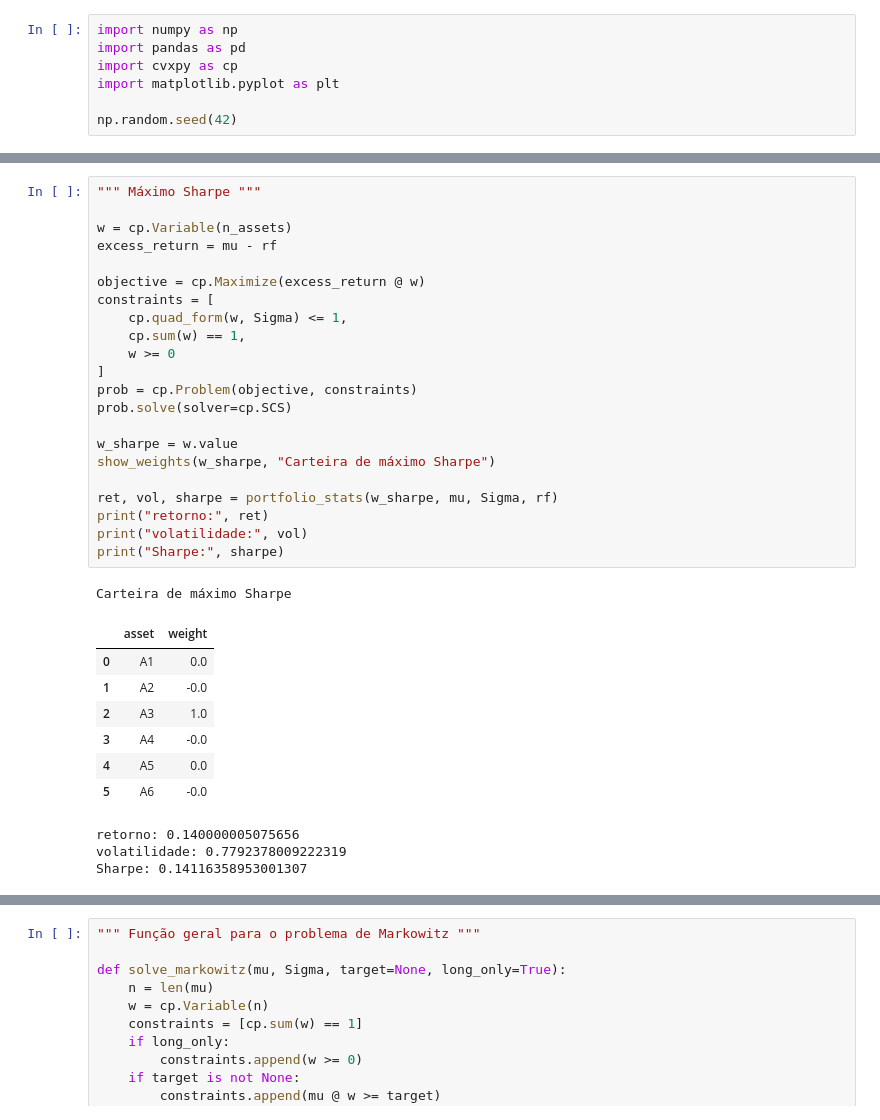
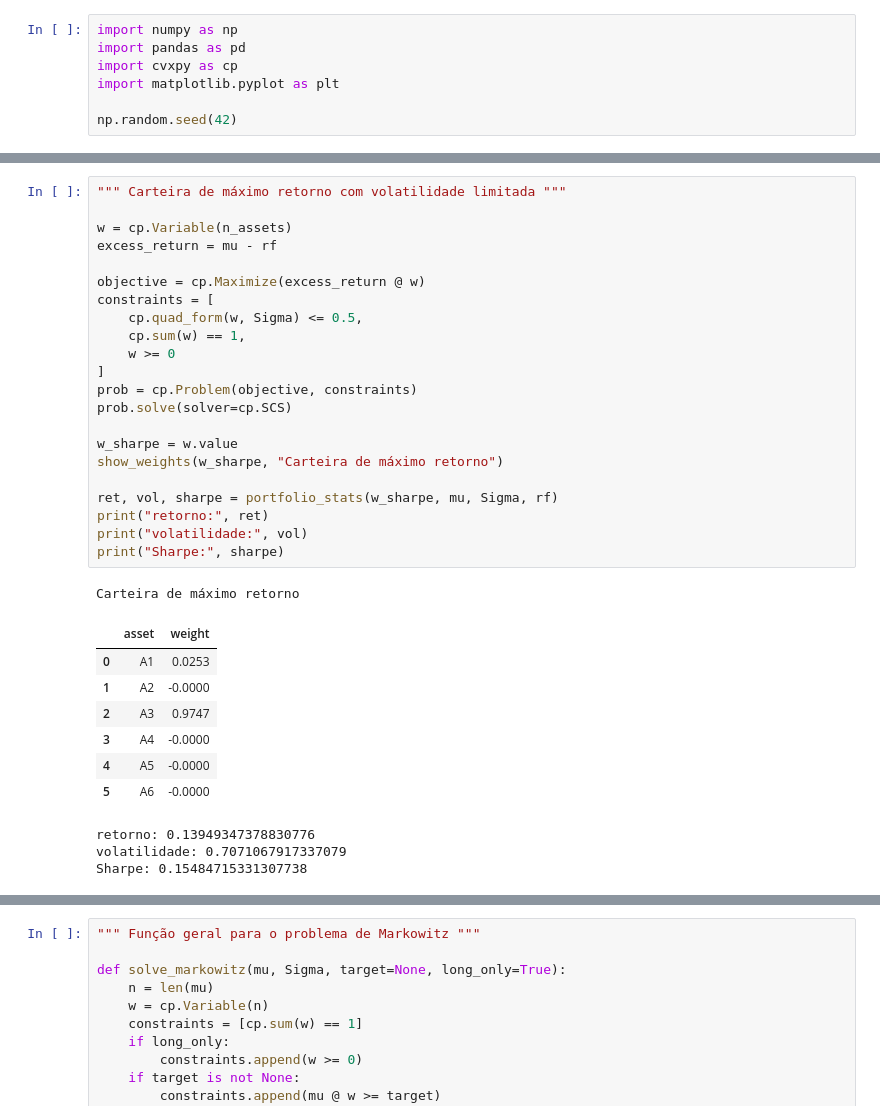
Before and after one commit to rckalil/Portfolio-Optimization, a Jupyter notebook: intro.ipynb, the cells around one changed output, grey strips where cells are left out. Drawn from its saved outputs; the diff is of its cells as text.

```diff
--- a/intro.ipynb
+++ b/intro.ipynb
@@ -185,35 +159,35 @@ plt.show()
 # %%
-""" Máximo Sharpe """
+""" Carteira de máximo retorno com volatilidade limitada """
 
 w = cp.Variable(n_assets)
 excess_return = mu - rf
 
 objective = cp.Maximize(excess_return @ w)
 constraints = [
-    cp.quad_form(w, Sigma) <= 1,
+    cp.quad_form(w, Sigma) <= 0.5,
     cp.sum(w) == 1,
     w >= 0
 ]
 prob = cp.Problem(objective, constraints)
 prob.solve(solver=cp.SCS)
 
 w_sharpe = w.value
-show_weights(w_sharpe, "Carteira de máximo Sharpe")
+show_weights(w_sharpe, "Carteira de máximo retorno")
 
 ret, vol, sharpe = portfolio_stats(w_sharpe, mu, Sigma, rf)
 print("retorno:", ret)
 print("volatilidade:", vol)
 print("Sharpe:", sharpe)
 # %% [output]
-Carteira de máximo Sharpe
+Carteira de máximo retorno
 |  | asset | weight |
-| 0 | A1 | 0.0 |
-| 1 | A2 | -0.0 |
-| 2 | A3 | 1.0 |
-| 3 | A4 | -0.0 |
-| 4 | A5 | 0.0 |
-| 5 | A6 | -0.0 |
+| 0 | A1 | 0.0253 |
+| 1 | A2 | -0.0000 |
+| 2 | A3 | 0.9747 |
+| 3 | A4 | -0.0000 |
+| 4 | A5 | -0.0000 |
+| 5 | A6 | -0.0000 |
-retorno: 0.140000005075656
-volatilidade: 0.7792378009222319
-Sharpe: 0.14116358953001307
+retorno: 0.13949347378830776
+volatilidade: 0.7071067917337079
+Sharpe: 0.15484715331307738
 # %%
```
Also changed, not shown: parts of 17 cells of this notebook, 4 other files.
